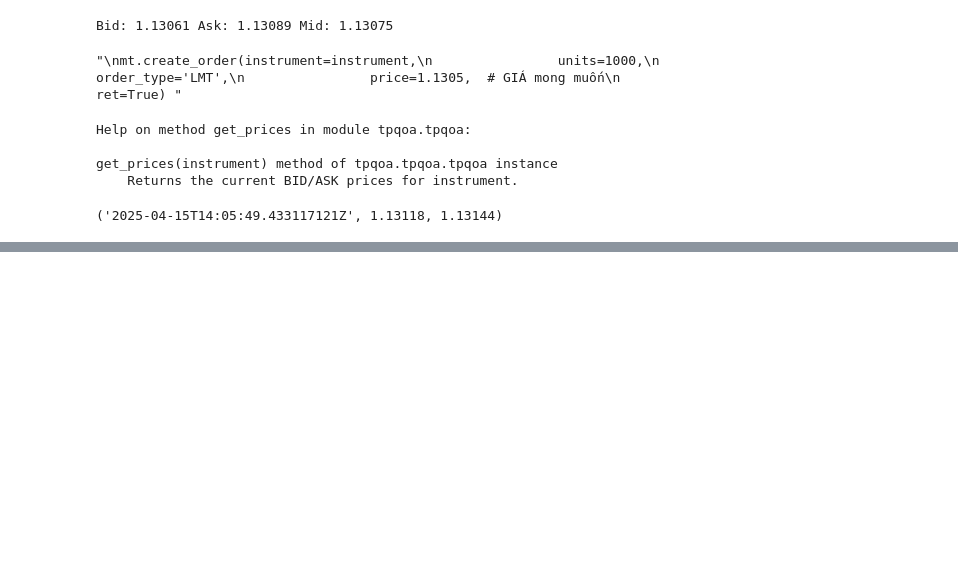
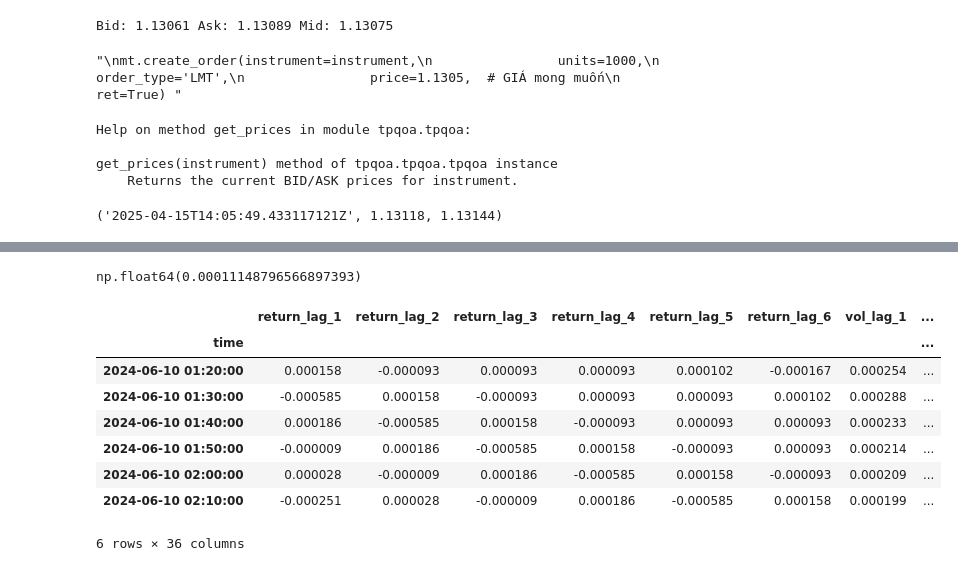
Before and after one commit to thangtm58/trading_algorithm, a Jupyter notebook: oanda.ipynb, the cells around one changed output, grey strips where cells are left out. Saved outputs shown, nothing was run; the diff lists cells and outputs as text; code cells hidden in the pictures; blank space fills up the shorter version.

```diff
--- a/oanda.ipynb
+++ b/oanda.ipynb
@@ -359,0 +369,9 @@ quote
+# %%
+# Connects to the API and retrieves the data
+instrument = 'EUR_USD'
+raw = api.get_history(instrument,
+                        start='2024-06-08',
+                        end='2024-06-13',
+                        granularity='M10', # 10 minutes
+                        price='M')
+raw.tail()
@@ -359,0 +386,48 @@ quote
+# %%
+# Specifies the average bid-ask spread.
+spread = 0.00012
+mean = raw['c'].mean()
+
+# Calculates the average proportional transactions costs given the average spread and the average mid closing price
+ptc = spread / mean
+ptc
+# %% [output]
+np.float64(0.00011148796566897393)
+# %%
+data = pd.DataFrame(raw['c'])
+data.columns = [instrument,]
+window = 20
+data['return'] = np.log(data / data.shift(1))
+data['vol'] = data['return'].rolling(window).std()
+data['mom'] = np.sign(data['return'].rolling(window).mean())
+data['sma'] = data[instrument].rolling(window).mean()
+data['min'] = data[instrument].rolling(window).min()
+data['max'] = data[instrument].rolling(window).max()
+
+# Remove NaN
+data.dropna(inplace=True)
+
+# Adds the lagged features data to the DataFrame object.
+lags = 6
+features = ['return', 'vol', 'mom', 'sma', 'min', 'max']
+cols = []
+for f in features:
+    for lag in range(1, lags + 1):
+        col = f'{f}_lag_{lag}'
+        data[col] = data[f].shift(lag)
+        cols.append(col)
+
+data.dropna(inplace=True)
+
+data['direction'] = np.where(data['return'] > 0, 1, -1)
+data[cols].iloc[:lags, ]
+# %% [output]
+|  | return_lag_1 | return_lag_2 | return_lag_3 | return_lag_4 | return_lag_5 | return_lag_6 | vol_lag_1 | ... |
+| time |  |  |  |  |  |  |  | ... |
+| 2024-06-10 01:20:00 | 0.000158 | -0.000093 | 0.000093 | 0.000093 | 0.000102 | -0.000167 | 0.000254 | ... |
+| 2024-06-10 01:30:00 | -0.000585 | 0.000158 | -0.000093 | 0.000093 | 0.000093 | 0.000102 | 0.000288 | ... |
+| 2024-06-10 01:40:00 | 0.000186 | -0.000585 | 0.000158 | -0.000093 | 0.000093 | 0.000093 | 0.000233 | ... |
+| 2024-06-10 01:50:00 | -0.000009 | 0.000186 | -0.000585 | 0.000158 | -0.000093 | 0.000093 | 0.000214 | ... |
+| 2024-06-10 02:00:00 | 0.000028 | -0.000009 | 0.000186 | -0.000585 | 0.000158 | -0.000093 | 0.000209 | ... |
+| 2024-06-10 02:10:00 | -0.000251 | 0.000028 | -0.000009 | 0.000186 | -0.000585 | 0.000158 | 0.000199 | ... |
+6 rows × 36 columns
```
Also changed, not shown: parts of 9 cells of this notebook.
